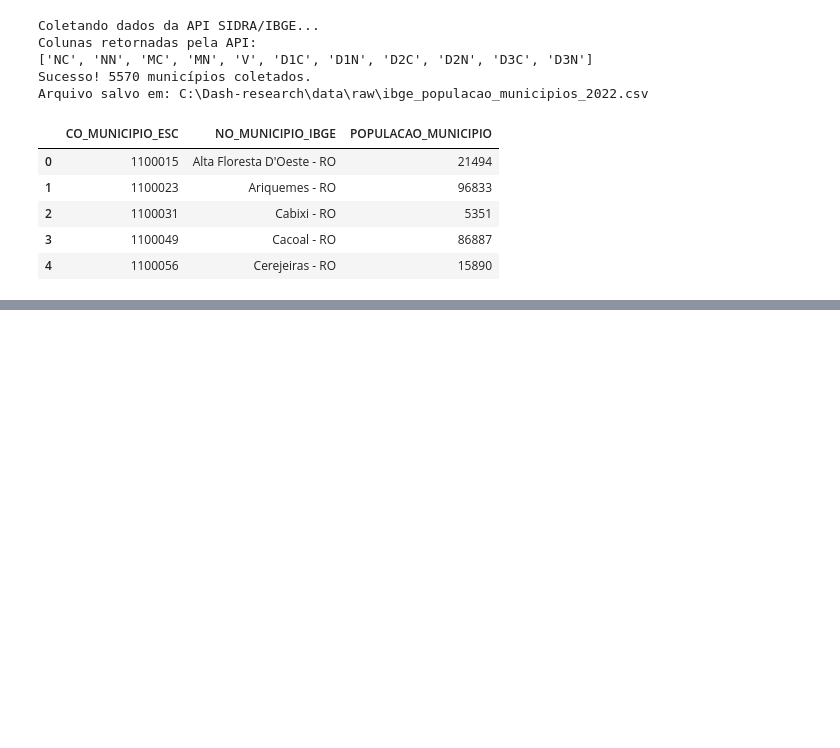
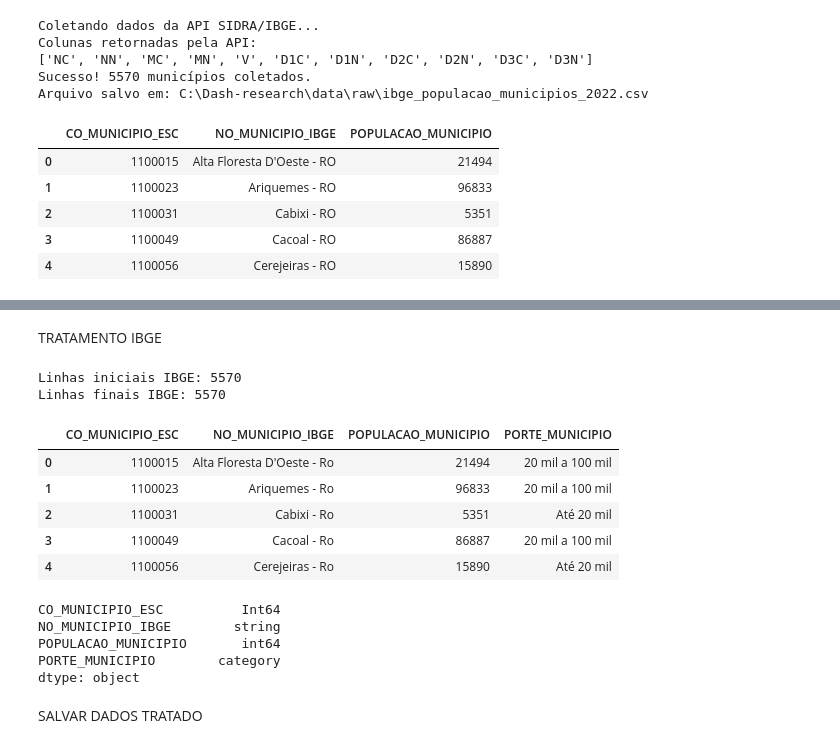
Before and after one commit to HenryPiozzi/Dash-research, a Jupyter notebook: notebooks/01_preparacao_dados.ipynb, the cells around one changed output, grey strips where cells are left out. Cells and saved outputs as stored; diff of their text form; code cells hidden in the pictures; blank space fills up the shorter version.

```diff
--- a/notebooks/01_preparacao_dados.ipynb
+++ b/notebooks/01_preparacao_dados.ipynb
@@ -109,0 +557,79 @@ Arquivo salvo em: C:\Dash-research\data\raw\ibge_populacao_municipios_2022.csv
+# %% [markdown]
+TRATAMENTO IBGE
+# %%
+def tratar_ibge(df_ibge):
+    df = df_ibge.copy()
+
+    print("Linhas iniciais IBGE:", len(df))
+
+    # Padroniza código do município
+    if "CO_MUNICIPIO_ESC" in df.columns:
+        df["CO_MUNICIPIO_ESC"] = pd.to_numeric(
+            df["CO_MUNICIPIO_ESC"],
+            errors="coerce"
+        ).astype("Int64")
+
+    # Padroniza nome do município
+    if "NO_MUNICIPIO_IBGE" in df.columns:
+        df["NO_MUNICIPIO_IBGE"] = (
+            df["NO_MUNICIPIO_IBGE"]
+            .astype("string")
+            .str.strip()
+            .str.title()
+        )
+
+    # Padroniza população
+    if "POPULACAO_MUNICIPIO" in df.columns:
+        df["POPULACAO_MUNICIPIO"] = pd.to_numeric(
+            df["POPULACAO_MUNICIPIO"],
+            errors="coerce"
+        )
+
+    # Remove registros sem chave de município
+    df = df.dropna(subset=["CO_MUNICIPIO_ESC"])
+
+    # Remove população ausente ou inválida
+    df = df.dropna(subset=["POPULACAO_MUNICIPIO"])
+    df = df[df["POPULACAO_MUNICIPIO"] > 0]
+
+    # Remove duplicidades por município
+    df = df.drop_duplicates(subset=["CO_MUNICIPIO_ESC"])
+
+    # Cria faixa de porte populacional
+    df["PORTE_MUNICIPIO"] = pd.cut(
+        df["POPULACAO_MUNICIPIO"],
+        bins=[0, 20000, 100000, 500000, 1000000, 50000000],
+        labels=[
+            "Até 20 mil",
+            "20 mil a 100 mil",
+            "100 mil a 500 mil",
+            "500 mil a 1 milhão",
+            "Acima de 1 milhão"
+        ]
+    )
+
+    print("Linhas finais IBGE:", len(df))
+
+    return df
+
+
+df_ibge_tratado = tratar_ibge(df_ibge)
+
+display(df_ibge_tratado.head())
+display(df_ibge_tratado.dtypes)
+# %% [output]
+Linhas iniciais IBGE: 5570
+Linhas finais IBGE: 5570
+|  | CO_MUNICIPIO_ESC | NO_MUNICIPIO_IBGE | POPULACAO_MUNICIPIO | PORTE_MUNICIPIO |
+| 0 | 1100015 | Alta Floresta D'Oeste - Ro | 21494 | 20 mil a 100 mil |
+| 1 | 1100023 | Ariquemes - Ro | 96833 | 20 mil a 100 mil |
+| 2 | 1100031 | Cabixi - Ro | 5351 | Até 20 mil |
+| 3 | 1100049 | Cacoal - Ro | 86887 | 20 mil a 100 mil |
+| 4 | 1100056 | Cerejeiras - Ro | 15890 | Até 20 mil |
+CO_MUNICIPIO_ESC          Int64
+NO_MUNICIPIO_IBGE        string
+POPULACAO_MUNICIPIO       int64
+PORTE_MUNICIPIO        category
+dtype: object
+# %% [markdown]
+SALVAR DADOS TRATADO
```
Also changed, not shown: parts of 18 cells of this notebook, 1 other file.
